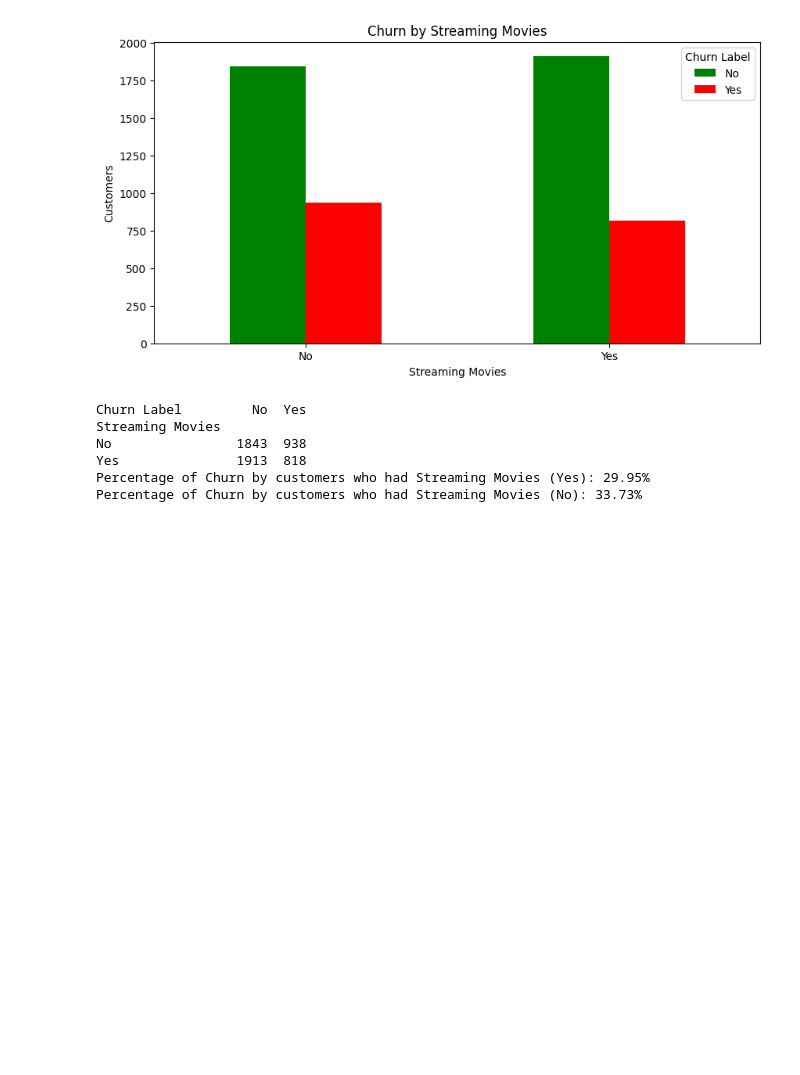
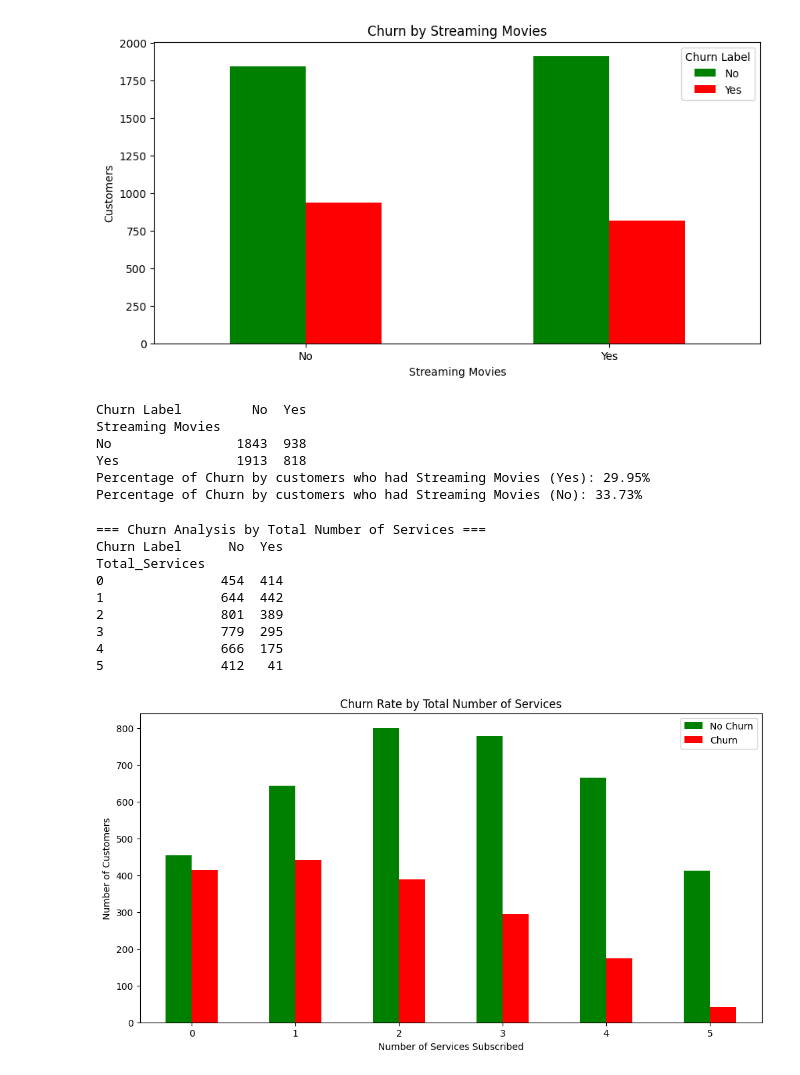
Before and after one commit to Zia-Ul-Hasan/Churn-Prediction-IBM-telco, a Jupyter notebook: EDA_Churn.ipynb, the cells around one changed output. Cells and saved outputs as stored; diff of their text form; code cells hidden in the pictures; blank space fills up the shorter version.

```diff
--- a/EDA_Churn.ipynb
+++ b/EDA_Churn.ipynb
@@ -337,3 +338,82 @@ No                1843  938
 Yes               1913  818
 Percentage of Churn by customers who had Streaming Movies (Yes): 29.95%
 Percentage of Churn by customers who had Streaming Movies (No): 33.73%
+# %%
+import pandas as pd
+import matplotlib.pyplot as plt
+
+# Define service features
+service_features = [
+    'Online Backup',
+    'Device Protection',
+    'Tech Support',
+    'Streaming TV',
+    'Streaming Movies'
+]
+
+# Create a copy of dataframe excluding customers with no internet service
+df_with_internet = df[df['Internet Service'] != 'No'].copy()
+
+# Count total services for each customer (only count 'Yes' responses)
+df_with_internet['Total_Services'] = 0
+for feature in service_features:
+    df_with_internet['Total_Services'] += (df_with_internet[feature] == 'Yes').astype(int)
+
+# Analyze churn by total service count
+print("=== Churn Analysis by Total Number of Services ===")
+churn_by_services = pd.crosstab(df_with_internet['Total_Services'], df_with_internet['Churn Label'])
+print(churn_by_services)
+
+# Plot
+churn_by_services.plot(kind='bar', color=['green', 'red'], figsize=(12, 6))
+plt.title('Churn Rate by Total Number of Services')
+plt.xlabel('Number of Services Subscribed')
+plt.ylabel('Number of Customers')
+plt.xticks(rotation=0)
+plt.legend(['No Churn', 'Churn'])
+plt.show()
+
+# Calculate churn percentages for each service count
+print("\n=== Churn Percentages by Service Count ===")
+for service_count in sorted(df_with_internet['Total_Services'].unique()):
+    if service_count in churn_by_services.index:
+        no_churn = churn_by_services.loc[service_count, 'No']
+        yes_churn = churn_by_services.loc[service_count, 'Yes']
+        total = no_churn + yes_churn
+        churn_pct = (yes_churn / total) * 100
+        print(f"Customers with {service_count} services: {churn_pct:.2f}% churn rate ({yes_churn}/{total})")
+
+# Calculate relative risk ratios
+print("\n=== Risk Comparisons ===")
+service_counts = sorted(df_with_internet['Total_Services'].unique())
+churn_rates = {}
+
+for service_count in service_counts:
+    if service_count in churn_by_services.index:
+        no_churn = churn_by_services.loc[service_count, 'No']
+        yes_churn = churn_by_services.loc[service_count, 'Yes']
+        churn_rates[service_count] = (yes_churn / (no_churn + yes_churn)) * 100
+
+# Compare each service count to 0 services
+if 0 in churn_rates:
+    baseline_rate = churn_rates[0]
+    for count in service_counts:
+        if count > 0 and count in churn_rates:
+            ratio = churn_rates[count] / baseline_rate
+            print(f"Customers with {count} services are {ratio:.2f}x more likely to churn than customers with 0 services")
+
+# Show distribution of service counts
+print(f"\n=== Distribution of Service Counts ===")
+service_distribution = df_with_internet['Total_Services'].value_counts().sort_index()
+print(service_distribution)
+# %% [output]
+=== Churn Analysis by Total Number of Services ===
+Churn Label      No  Yes
+Total_Services
+0               454  414
+1               644  442
+2               801  389
+3               779  295
+4               666  175
+5               412   41
+[figure, added]
```
Also changed, not shown: parts of 2 cells of this notebook.
